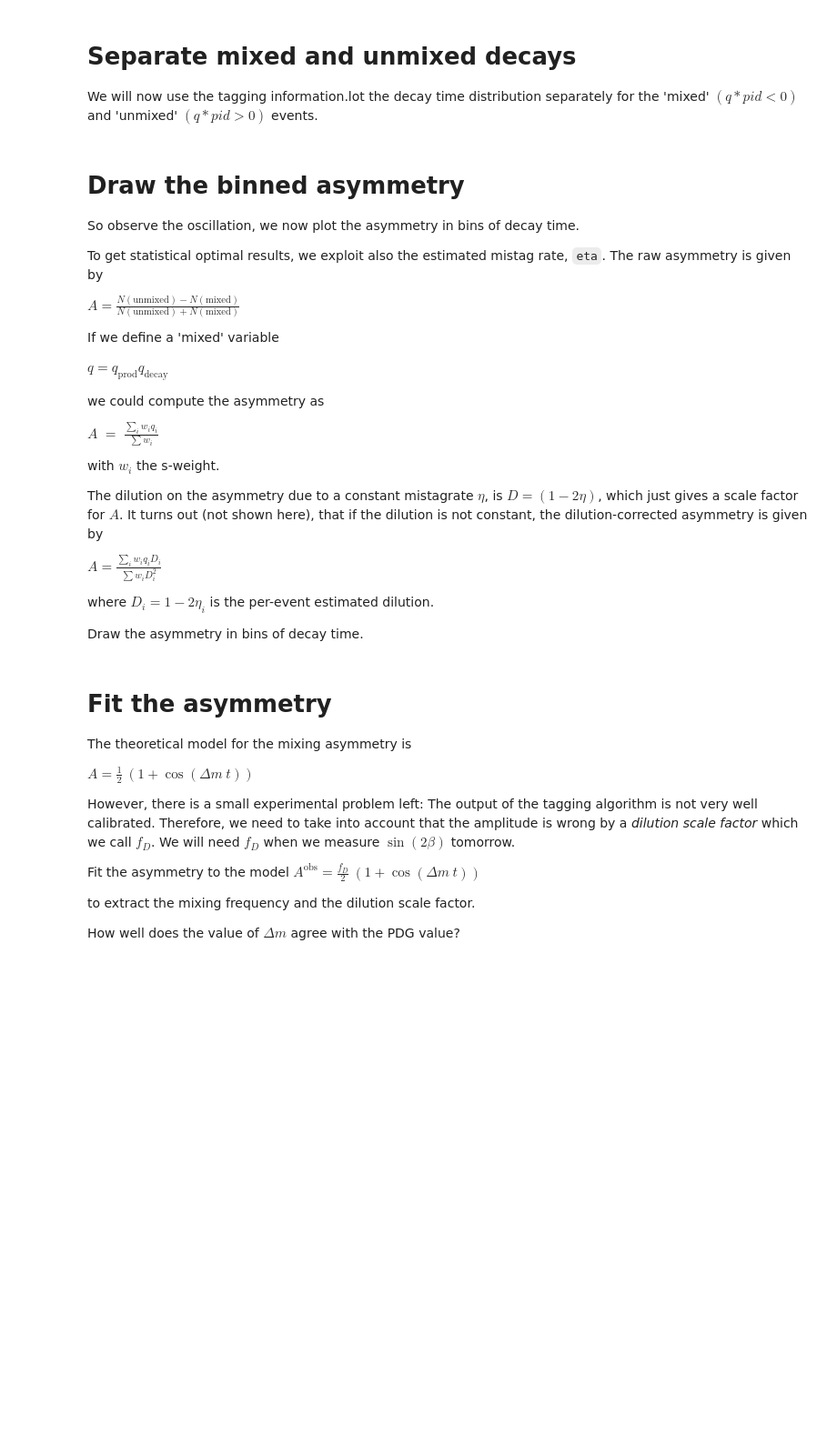
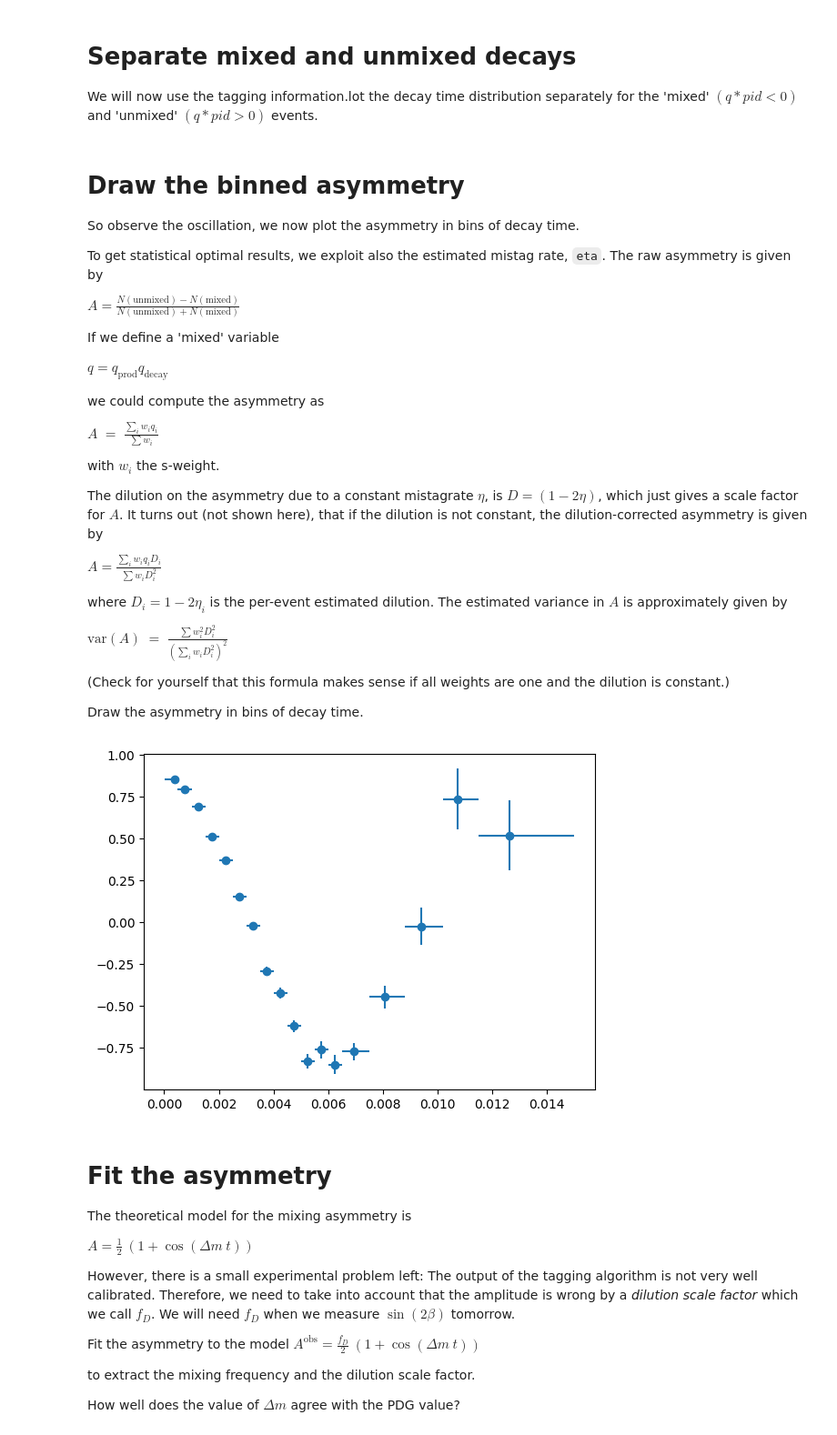
Before and after one commit to wouterhuls/FlavourPhysicsBND2023, a Jupyter notebook: mixingfrequency.ipynb, the cells around one changed output. Shown at 91% size. Cells and saved outputs as stored; diff of their text form; code cells hidden in the pictures; blank space fills up the shorter version.

```diff
--- a/mixingfrequency.ipynb
+++ b/mixingfrequency.ipynb
@@ -271,35 +269,42 @@ The dilution on the asymmetry due to a constant mistagrate $\eta$, is $D = (1-2\
 
 $ A = \frac{\sum_i w_i q_i D_i}{\sum w_i D_i^2} $
 
-where $D_i = 1-2\eta_i$ is the per-event estimated dilution.
+where $D_i = 1-2\eta_i$ is the per-event estimated dilution. The estimated variance in $A$ is approximately given by
+
+$\text{var}(A) \; = \; \frac{\sum w^2_i D_i^2}{\left(\sum_i w_i D_i^2\right)^2} $
+
+(Check for yourself that this formula makes sense if all weights are one and the dilution is constant.)
 
 Draw the asymmetry in bins of decay time.
 # %%
 
-# suggested binning for asymmetry plot
-# this is in pico-second
+# This is a suggested binning for asymmetry plot. It is is in pico-seconds,
+# so needs to be converted to nano-seconds.
 tbins = np.array([0.002,0.5,1.0,1.5,2.0,2.5,3.0,3.5,4.0,4.5,5.0,5.5,6.0,6.5,7.5,8.8,10.2,11.5,15.])
-# convert to nano-second
 tbins = tbins/1000.
 
-# compute the per-event value of q_prod*q_decay*(1-2eta)
-qDecay = np.where(pid<0,-1,+1)
-qD = q*(1-2*eta)*qDecay
-wqDsum, bin_edges  = np.histogram(decaytime,bins=tbins,weights=sweights_B0*qD)
-wqD2sum, bin_edges = np.histogram(decaytime,bins=tbins,weights=sweights_B0*qD*qD)
-w2qD2sum, bin_edges = np.histogram(decaytime,bins=tbins,weights=sweights_B0*sweights_B0*qD*qD)
-asymmetry    = wqDsum / wqD2sum
-asymmetryerr = np.sqrt(w2qD2sum) / wqD2sum
+# Compute the per-event value of q_prod*q_decay*(1-2eta)
+#qDecay = np.where(pid<0,-1,+1)
+#qD = q*(1-2*eta)*qDecay
+
+# Compute the sums needed to get the asymmetry and it variance.
+#wqDsum, bin_edges  = np.histogram(decaytime,bins=tbins,weights=sweights_B0*qD)
+#wqD2sum, bin_edges = np.histogram(decaytime,bins=tbins,weights=sweights_B0*qD*qD)
+#w2qD2sum, bin_edges = np.histogram(decaytime,bins=tbins,weights=sweights_B0*sweights_B0*qD*qD)
+#asymmetry    = wqDsum / wqD2sum
+#asymmetryerr = np.sqrt(w2qD2sum) / wqD2sum
 
 # compute in every bin the average decay time
-wtsum, bin_edges = np.histogram(decaytime,bins=tbins,weights=sweights_B0*decaytime)
-wsum,  bin_edges = np.histogram(decaytime,bins=tbins,weights=sweights_B0)
-avtime = wtsum / wsum
+#wtsum, bin_edges = np.histogram(decaytime,bins=tbins,weights=sweights_B0*decaytime)
+#wsum,  bin_edges = np.histogram(decaytime,bins=tbins,weights=sweights_B0)
+#avtime = wtsum / wsum
 
-# now draw points with both vertical and horizontal errors
-xerrors = [avtime-bin_edges[:-1],bin_edges[1:]-avtime]
-plt.errorbar(x=avtime, y=asymmetry, xerr=xerrors, yerr=asymmetryerr,fmt='o')
-plt.show()
+# now draw points with error bars
+#xerrors = [avtime-bin_edges[:-1],bin_edges[1:]-avtime]
+#plt.errorbar(x=avtime, y=asymmetry, xerr=xerrors, yerr=asymmetryerr,fmt='o')
+#plt.show()
+# %% [output]
+[figure, added]
 # %% [markdown]
 # Fit the asymmetry
 
```
Also changed, not shown: parts of 7 cells of this notebook.
